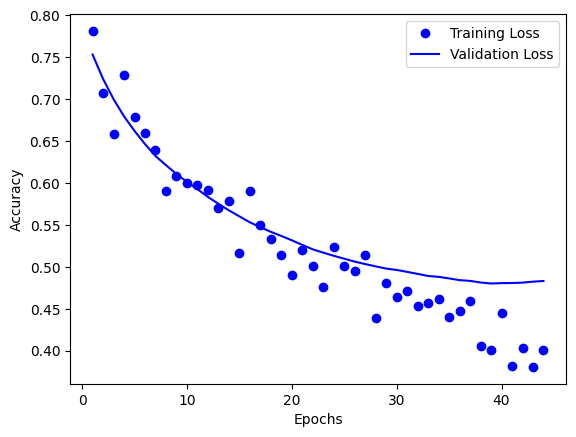
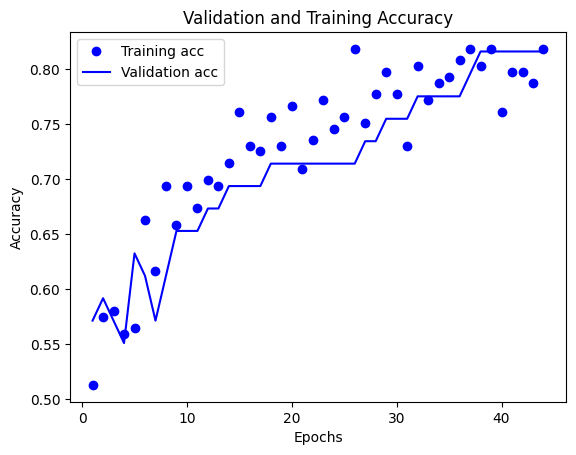
The notebook cell's code change between the first figure and the second:
--- before
+++ after
@@ -1,15 +1,12 @@
 import matplotlib.pyplot as plt
 
-loss = history.history['loss']
-val_loss = history.history['val_loss']
-
+loss = history.history['accuracy']
+val_loss = history.history['val_accuracy']
 epochs = range(1, len(loss) + 1)
-
-plt.plot(epochs, loss, 'bo', label='Training Loss')
-plt.plot(epochs, val_loss, 'b', label='Validation Loss')
-
+plt.plot(epochs, loss, 'bo', label='Training acc')
+plt.plot(epochs, val_loss, 'b', label='Validation acc')
+plt.title("Validation and Training Accuracy")
 plt.xlabel('Epochs')
 plt.ylabel('Accuracy')
 plt.legend()
-
 plt.show()

Commit: Created using Colab